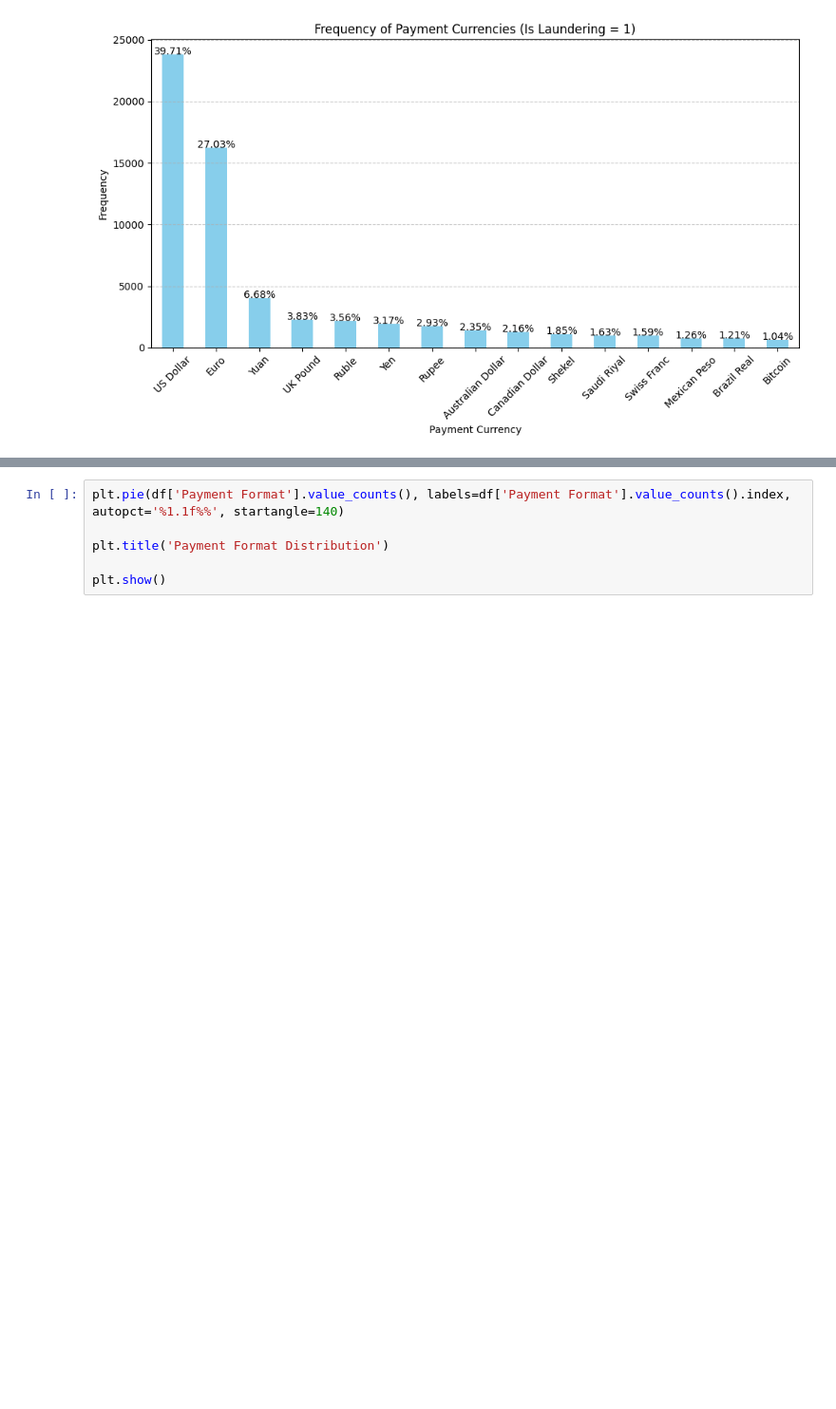
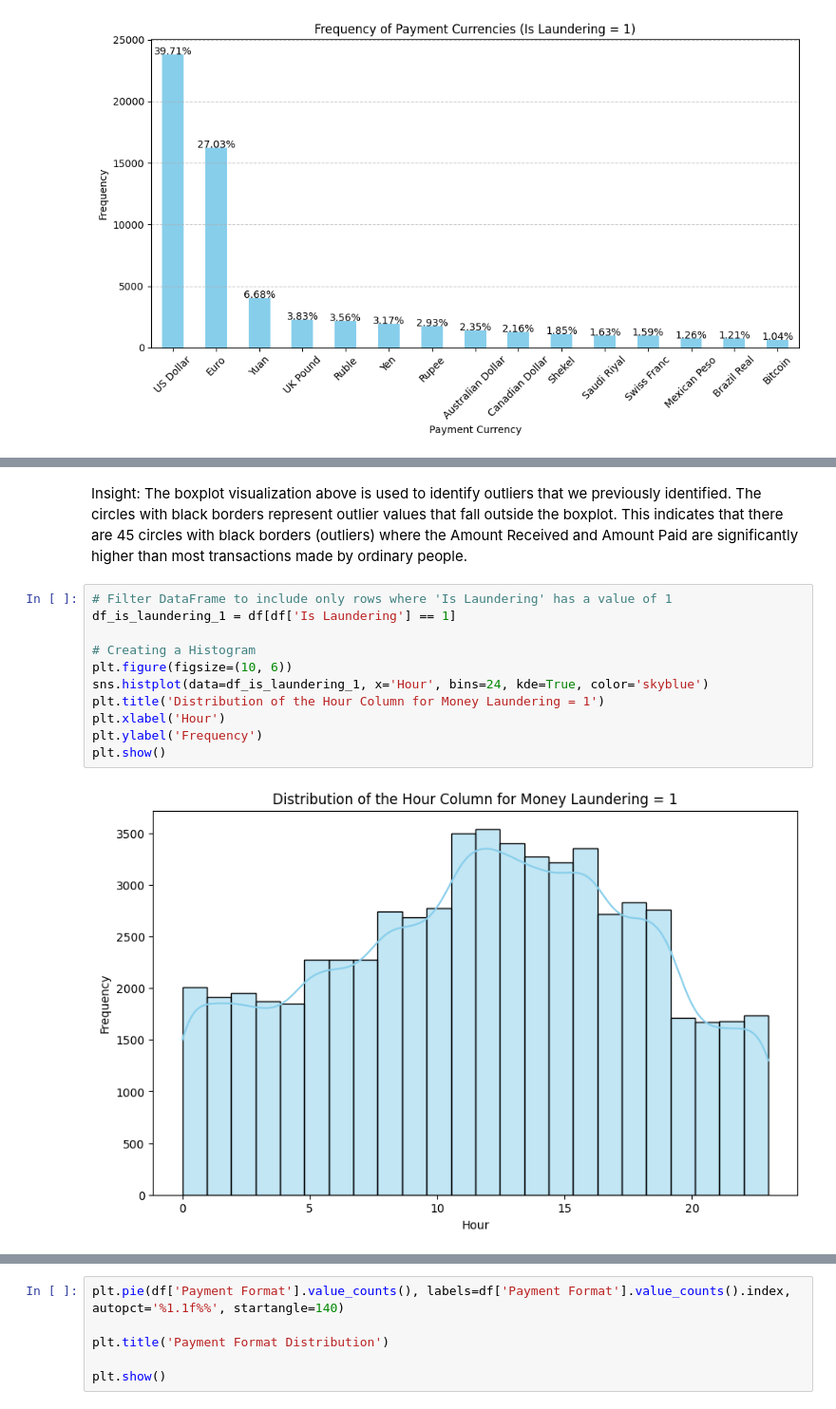
Before and after one commit to rafsunsheikh/money_laundering, a Jupyter notebook: Anti_money_laundering.ipynb, the cells around one changed output, grey strips where cells are left out. Shown at 95% size. Cells and saved outputs as stored; diff of their text form; blank space fills up the shorter version.

```diff
--- a/Anti_money_laundering.ipynb
+++ b/Anti_money_laundering.ipynb
@@ -288,0 +306,15 @@ plt.show()
+# %% [markdown]
+Insight: The boxplot visualization above is used to identify outliers that we previously identified. The circles with black borders represent outlier values that fall outside the boxplot. This indicates that there are 45 circles with black borders (outliers) where the Amount Received and Amount Paid are significantly higher than most transactions made by ordinary people.
+# %%
+# Filter DataFrame to include only rows where 'Is Laundering' has a value of 1
+df_is_laundering_1 = df[df['Is Laundering'] == 1]
+
+# Creating a Histogram
+plt.figure(figsize=(10, 6))
+sns.histplot(data=df_is_laundering_1, x='Hour', bins=24, kde=True, color='skyblue')
+plt.title('Distribution of the Hour Column for Money Laundering = 1')
+plt.xlabel('Hour')
+plt.ylabel('Frequency')
+plt.show()
+# %% [output]
+[figure, added]
```
Also changed, not shown: parts of 64 cells of this notebook.
